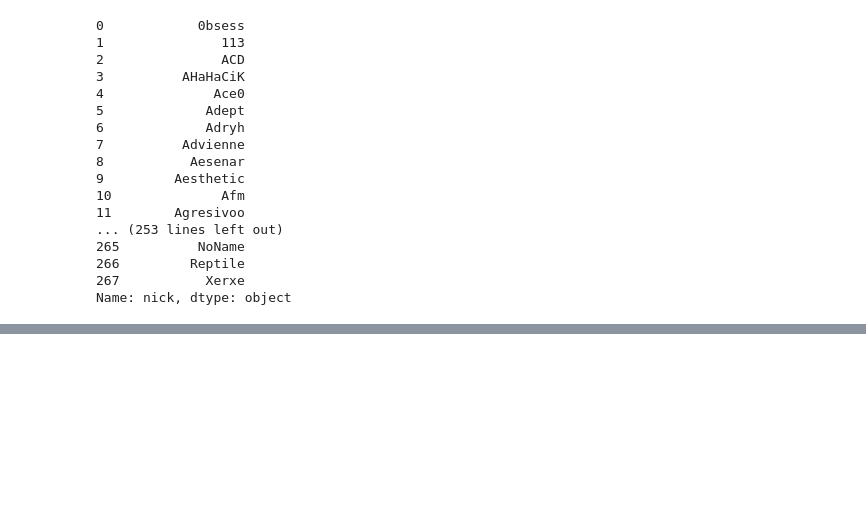
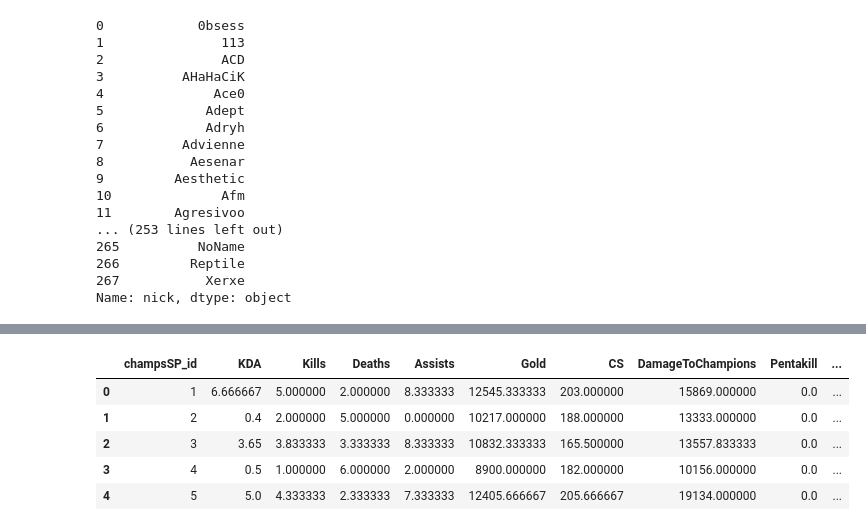
Before and after one commit to Linxx333/MrLinx-Data-ETL, a Jupyter notebook: src/main.ipynb, the cells around one changed output, grey strips where cells are left out. Saved outputs shown, nothing was run; the diff lists cells and outputs as text; code cells hidden in the pictures; blank space fills up the shorter version.

```diff
--- a/src/main.ipynb
+++ b/src/main.ipynb
@@ -1300,5 +1299,7 @@ games_teams.head()
 # %%
 for clave, valor in dict_correct.items():
     hist_champs.Name = hist_champs.Name.replace(clave,valor)
+    champs.Name = champs.Name.replace(clave,valor)
 for clave, valor in dict_players.items():
     hist_champs.Name = hist_champs.Name.replace(valor,clave+1)
+    champs.Name = champs.Name.replace(valor,clave+1)
@@ -1323,0 +1368,8 @@ array([  2,   4,   5,   3,   6,   7,   8,   9,  10,  11,  12,  13,  14,
+# %%
+dict_champions = champs_global.Champion.to_dict()
+# %%
+for clave, valor in dict_champions.items():
+    hist_champs.Champion = hist_champs.Champion.replace(valor,clave+1)
+    champs_per_season.Champion = champs_per_season.Champion.replace(valor,clave+1)
+    champs.Champion = champs.Champion.replace(valor,clave+1)
+    games_players.Champion = games_players.Champion.replace(valor,clave+1)
@@ -1323,0 +1403,14 @@ array([  2,   4,   5,   3,   6,   7,   8,   9,  10,  11,  12,  13,  14,
+# %%
+hist_champs = hist_champs.reindex(['champsSP_id','KDA','Kills', 'Deaths', 'Assists', 'Gold', 'CS',
+       'DamageToChampions', 'Pentakill','Name','Champion','Tournament'],axis=1)
+hist_champs.columns = ['champsSP_id','KDA','Kills', 'Deaths', 'Assists', 'Gold', 'CS',
+       'DamageToChampions', 'Pentakill','players_id','champs_id','split_id']
+# %%
+hist_champs.head()
+# %% [output]
+|  | champsSP_id | KDA | Kills | Deaths | Assists | Gold | CS | DamageToChampions | Pentakill | ... |
+| 0 | 1 | 6.666667 | 5.000000 | 2.000000 | 8.333333 | 12545.333333 | 203.000000 | 15869.000000 | 0.0 | ... |
+| 1 | 2 | 0.4 | 2.000000 | 5.000000 | 0.000000 | 10217.000000 | 188.000000 | 13333.000000 | 0.0 | ... |
+| 2 | 3 | 3.65 | 3.833333 | 3.333333 | 8.333333 | 10832.333333 | 165.500000 | 13557.833333 | 0.0 | ... |
+| 3 | 4 | 0.5 | 1.000000 | 6.000000 | 2.000000 | 8900.000000 | 182.000000 | 10156.000000 | 0.0 | ... |
+| 4 | 5 | 5.0 | 4.333333 | 2.333333 | 7.333333 | 12405.666667 | 205.666667 | 19134.000000 | 0.0 | ... |
```
Also changed, not shown: parts of 35 cells of this notebook, 4 other files.
